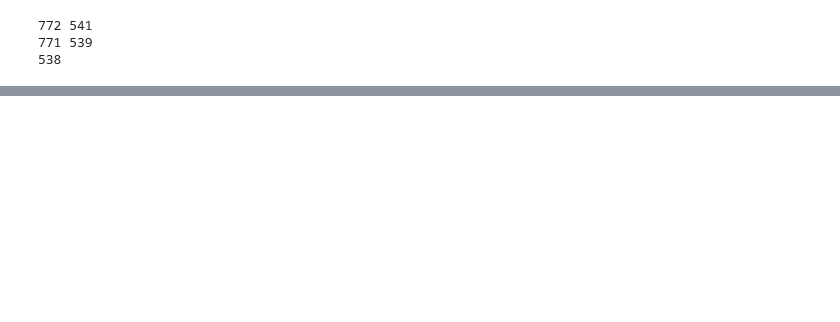
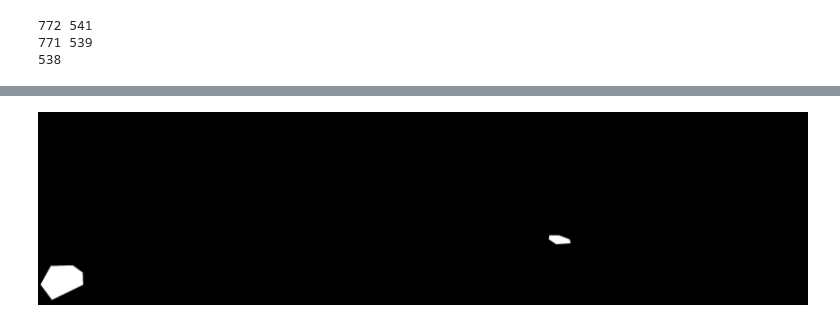
Before and after one commit to kylesargent/U-2-Net, a Jupyter notebook: testing.ipynb, the cells around one changed output, grey strips where cells are left out. Saved outputs shown, nothing was run; the diff lists cells and outputs as text; code cells hidden in the pictures; blank space fills up the shorter version.

```diff
--- a/testing.ipynb
+++ b/testing.ipynb
@@ -109,9 +83,9 @@ uid_to_data_file = {get_uid(data_file): data_file for data_file in data_files}
 uid_to_label_file = {get_uid(label_file): label_file for label_file in label_files}
 
 uids = set.intersection(set(uid_to_data_file), set(uid_to_label_file))
-labels = []
+DATA = []
 for uid in uids:
-    labels.append((uid_to_data_file[uid], uid_to_label_file[uid]))
+    DATA.append((uid_to_data_file[uid], uid_to_label_file[uid]))
 # %% [output]
 772 541
 771 539
@@ -119,9 +163,9 @@ for uid in uids:
 # %%
 import json
-label_file = labels[0][1]
+label_file = DATA[4][1]
 
 with open(label_file, 'r') as fp:
     label_json = json.load(fp)
 
-label_json['imageData']
+get_mask(label_json)
 # %% [output]
@@ -128,0 +172 @@ label_json['imageData']
+[figure, added]
```
Also changed, not shown: parts of 6 cells of this notebook, 2 other files.
